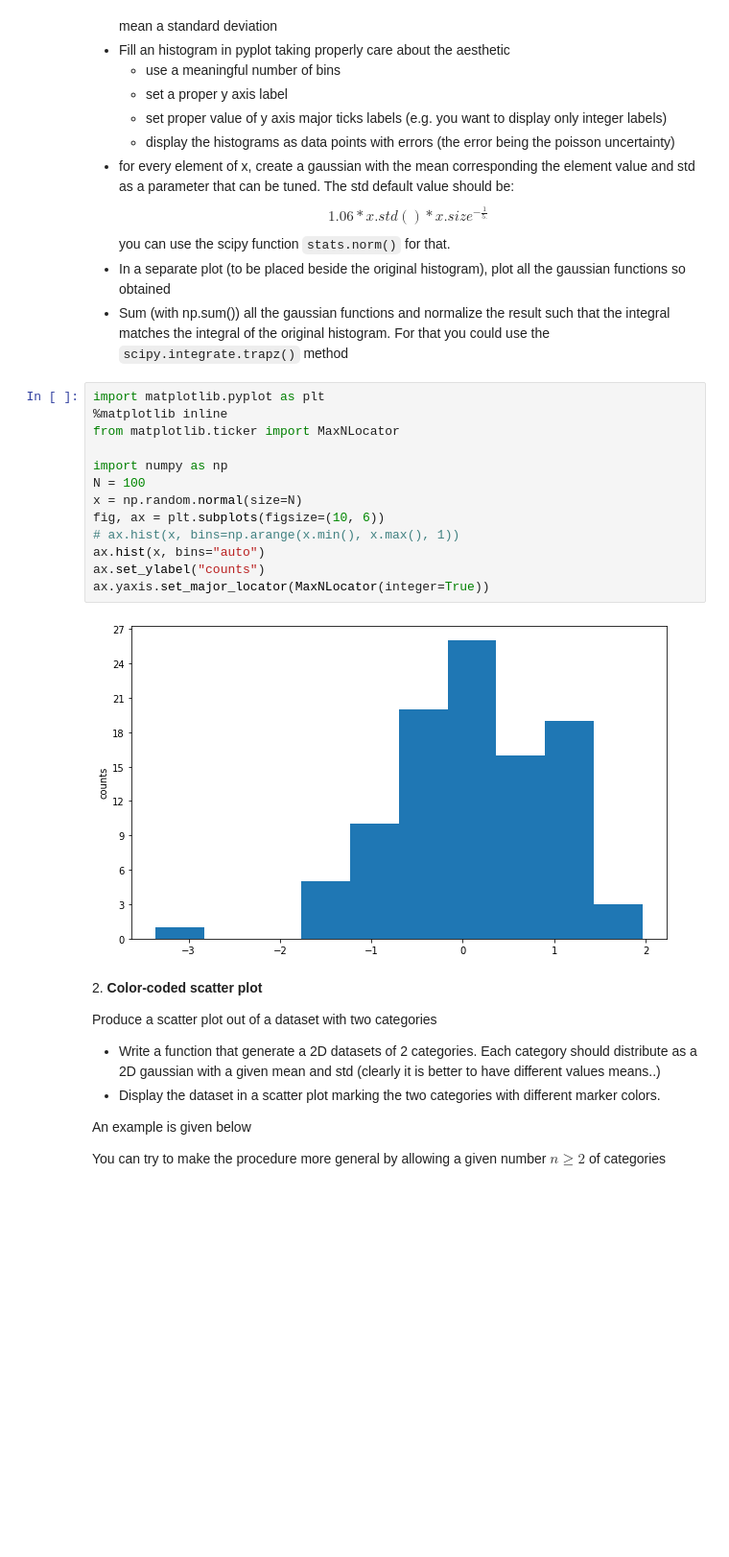
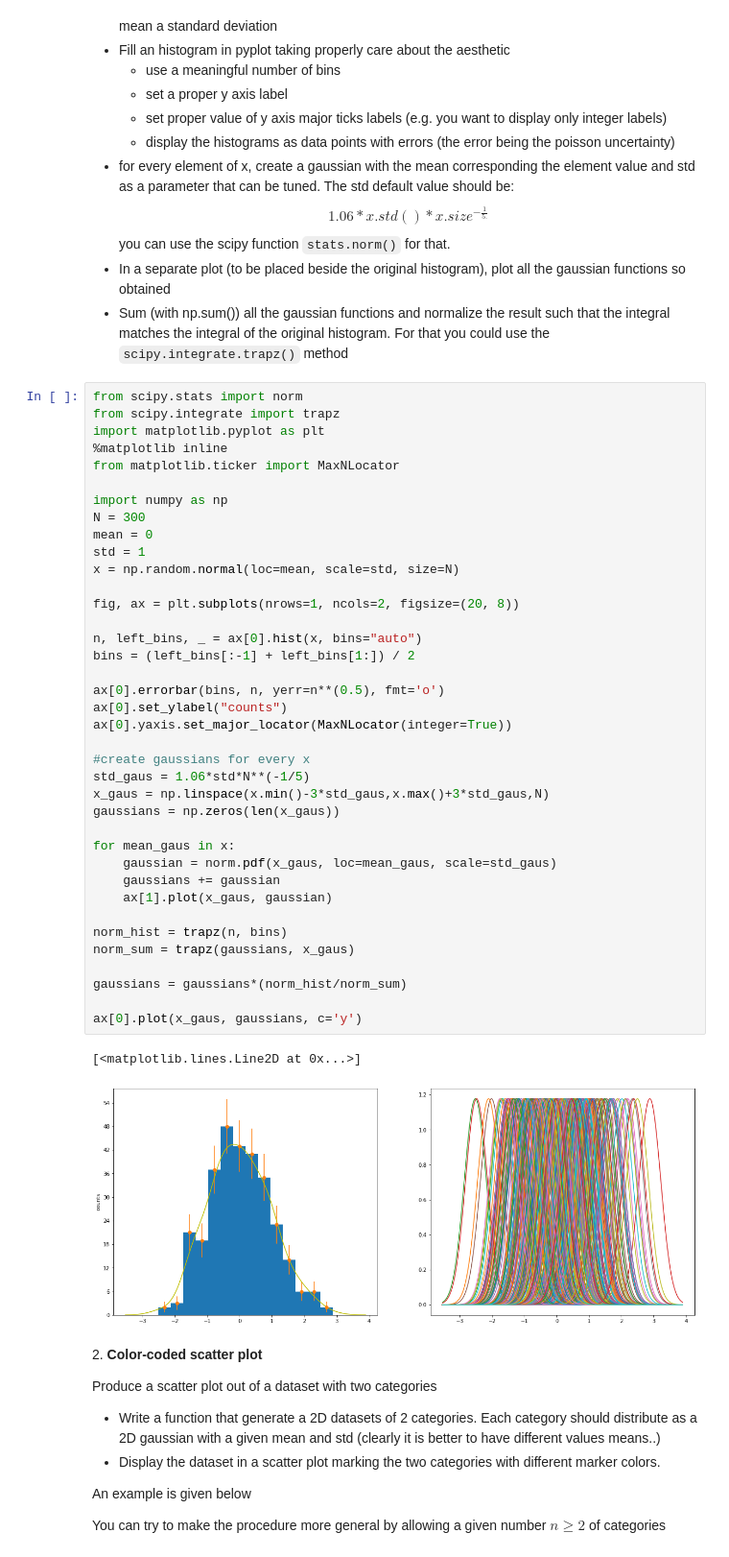
Before and after one commit to tommasoguercio/LaboratoryOfComputationalPhysics_Y5, a Jupyter notebook: 07ex_Visualization.ipynb, the cells around one changed output. Shown: that part at 96% size. Drawn from its saved outputs; the diff is of its cells as text; blank space fills up the shorter version.

```diff
--- a/07ex_Visualization.ipynb
+++ b/07ex_Visualization.ipynb
@@ -14,21 +14,47 @@ $$ 1.06 * x.std() * x.size ^{-\frac{1}{5.}} $$
 you can use the scipy function `stats.norm()` for that.
 * In a separate plot (to be placed beside the original histogram), plot all the gaussian functions so obtained
 * Sum (with np.sum()) all the gaussian functions and normalize the result such that the integral matches the integral of the original histogram. For that you could use the `scipy.integrate.trapz()` method
-# %%
-import matplotlib.pyplot as plt
-%matplotlib inline
-from matplotlib.ticker import MaxNLocator
-
-import numpy as np
-N = 100
-x = np.random.normal(size=N)
-fig, ax = plt.subplots(figsize=(10, 6))
-# ax.hist(x, bins=np.arange(x.min(), x.max(), 1))
-ax.hist(x, bins="auto")
-ax.set_ylabel("counts")
-ax.yaxis.set_major_locator(MaxNLocator(integer=True))
-# %% [output]
-[figure, removed]
+# %%
+from scipy.stats import norm
+from scipy.integrate import trapz
+import matplotlib.pyplot as plt
+%matplotlib inline
+from matplotlib.ticker import MaxNLocator
+
+import numpy as np
+N = 300
+mean = 0
+std = 1
+x = np.random.normal(loc=mean, scale=std, size=N)
+
+fig, ax = plt.subplots(nrows=1, ncols=2, figsize=(20, 8))
+
+n, left_bins, _ = ax[0].hist(x, bins="auto")
+bins = (left_bins[:-1] + left_bins[1:]) / 2
+
+ax[0].errorbar(bins, n, yerr=n**(0.5), fmt='o')
+ax[0].set_ylabel("counts")
+ax[0].yaxis.set_major_locator(MaxNLocator(integer=True))
+
+#create gaussians for every x
+std_gaus = 1.06*std*N**(-1/5)
+x_gaus = np.linspace(x.min()-3*std_gaus,x.max()+3*std_gaus,N)
+gaussians = np.zeros(len(x_gaus))
+
+for mean_gaus in x:
+    gaussian = norm.pdf(x_gaus, loc=mean_gaus, scale=std_gaus)
+    gaussians += gaussian
+    ax[1].plot(x_gaus, gaussian)
+
+norm_hist = trapz(n, bins)
+norm_sum = trapz(gaussians, x_gaus)
+
+gaussians = gaussians*(norm_hist/norm_sum)
+
+ax[0].plot(x_gaus, gaussians, c='y')
+# %% [output]
+[<matplotlib.lines.Line2D at 0x...>]
+[figure, added]
 # %% [markdown]
 2\. **Color-coded scatter plot**
 
```
Also changed, not shown: parts of 3 cells of this notebook, 5 other files.
